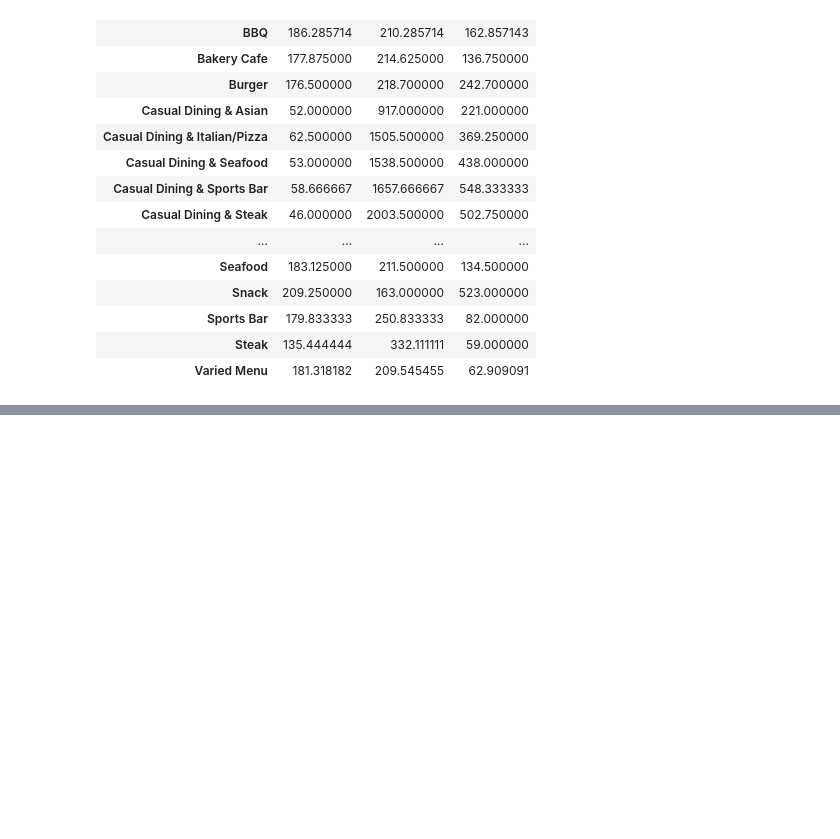
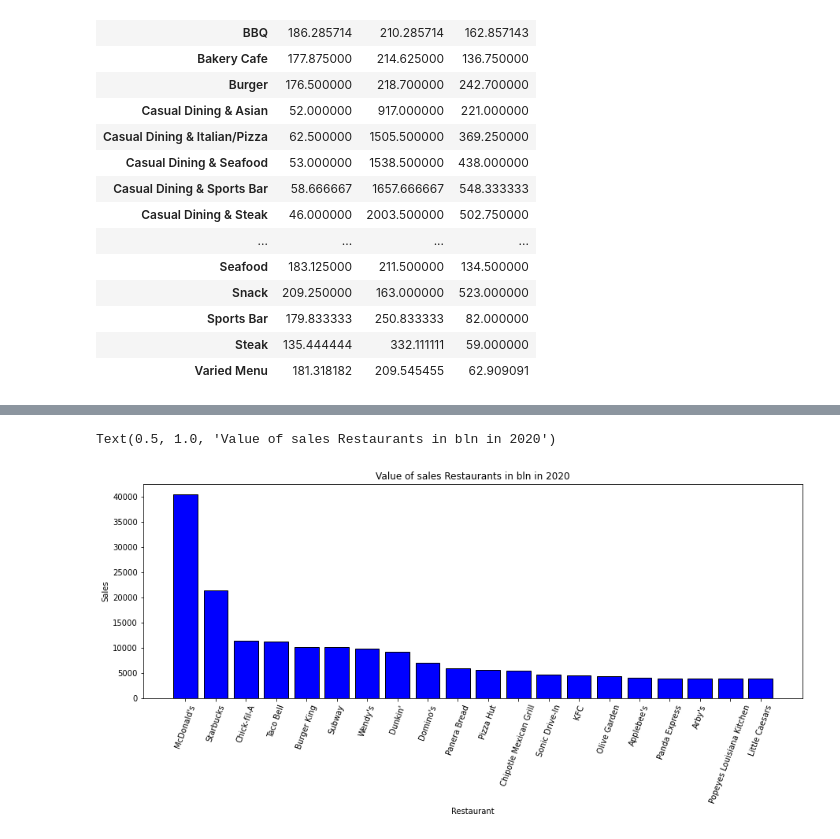
Before and after one commit to lukaszplatos/DataIntro, a Jupyter notebook: MyProject.ipynb, the cells around one changed output, grey strips where cells are left out. Drawn from its saved outputs; the diff is of its cells as text; code cells hidden in the pictures; blank space fills up the shorter version.

```diff
--- a/MyProject.ipynb
+++ b/MyProject.ipynb
@@ -400,0 +380,11 @@ Text(0.5, 1.0, 'How many meals sold in 2020')
+# %%
+# Visualization
+fig, ax = plt.subplots(figsize=(15,5))
+ax.bar(top1["Restaurant"], top1['Sales'], color="b", edgecolor='black')
+ax.set_xticklabels(top1['Restaurant'], rotation=70, fontsize=10)
+ax.set_xlabel('Restaurant')
+ax.set_ylabel('Sales')
+ax.set_title('Value of sales Restaurants in bln in 2020')
+# %% [output]
+Text(0.5, 1.0, 'Value of sales Restaurants in bln in 2020')
+[figure, added]
```
Also changed, not shown: parts of 18 cells of this notebook.
